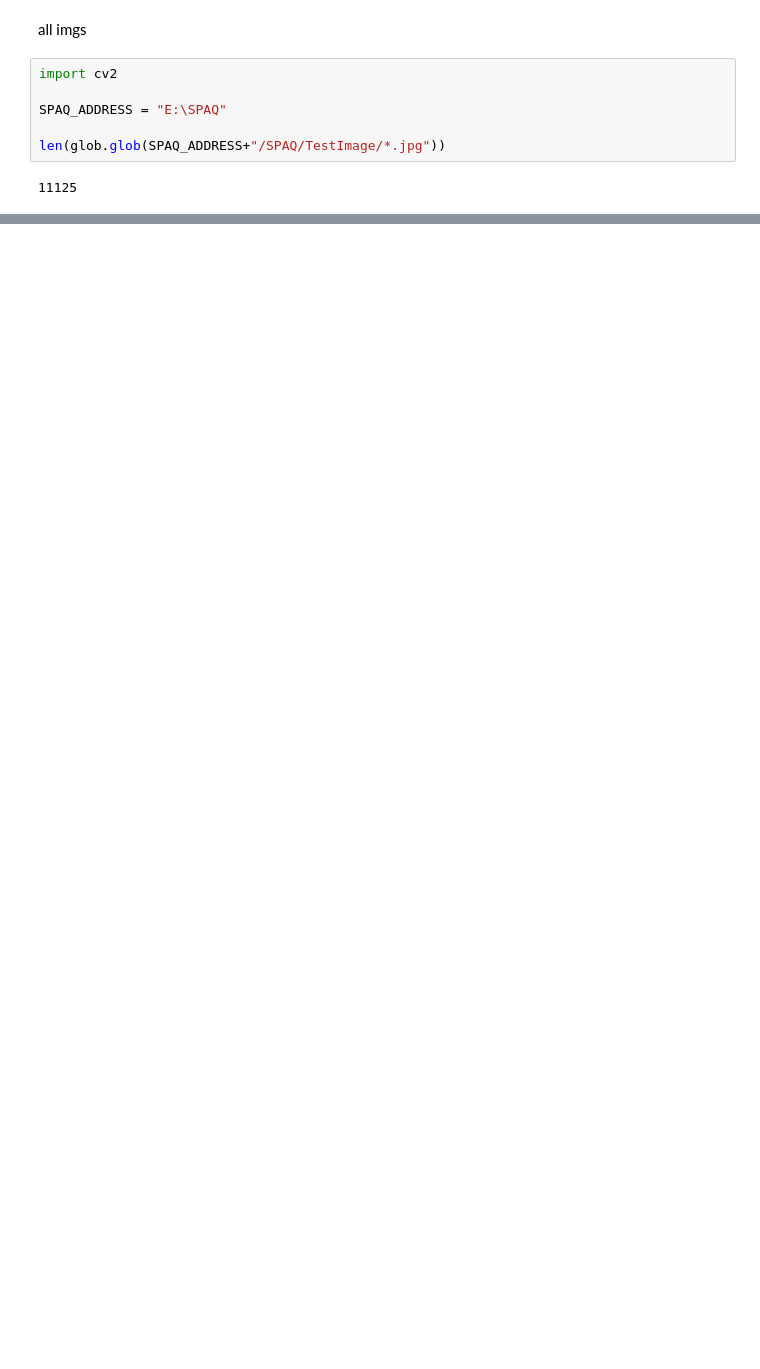
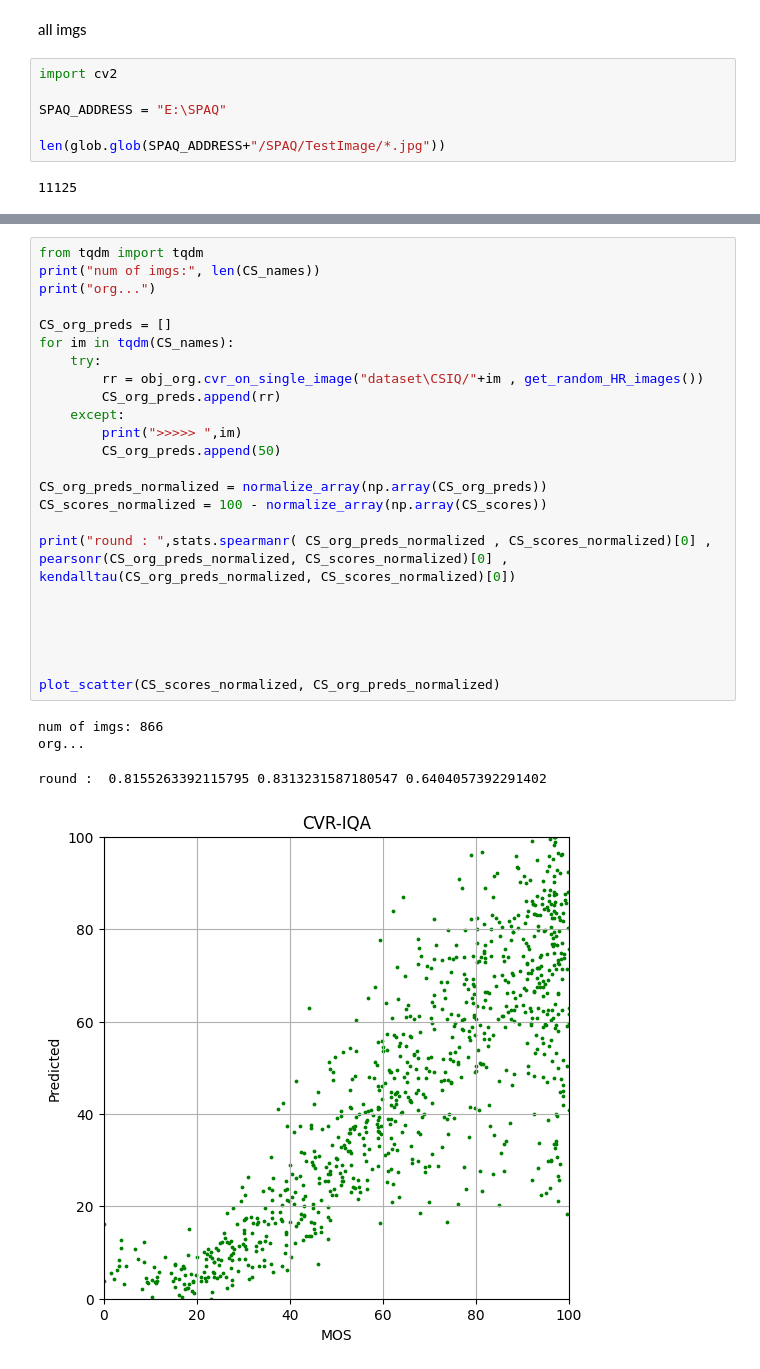
Before and after one commit to farhadhsn8/CVR-IQA, a Jupyter notebook: S16_test_spaq/S16.ipynb, the cells around one changed output, grey strips where cells are left out. Cells and saved outputs as stored; diff of their text form; blank space fills up the shorter version.

```diff
--- a/S16_test_spaq/S16.ipynb
+++ b/S16_test_spaq/S16.ipynb
@@ -145,0 +586,29 @@ round 3:  0.48025162682814626 0.4893495733133367 0.3544304092945183
+# %%
+from tqdm import tqdm
+print("num of imgs:", len(CS_names))
+print("org...")
+
+CS_org_preds = []
+for im in tqdm(CS_names):
+    try:
+        rr = obj_org.cvr_on_single_image("dataset\CSIQ/"+im , get_random_HR_images())
+        CS_org_preds.append(rr)
+    except:
+        print(">>>>> ",im)
+        CS_org_preds.append(50)
+
+CS_org_preds_normalized = normalize_array(np.array(CS_org_preds))
+CS_scores_normalized = 100 - normalize_array(np.array(CS_scores))
+
+print("round : ",stats.spearmanr( CS_org_preds_normalized , CS_scores_normalized)[0] , pearsonr(CS_org_preds_normalized, CS_scores_normalized)[0] , kendalltau(CS_org_preds_normalized, CS_scores_normalized)[0])
+
+
+
+
+
+plot_scatter(CS_scores_normalized, CS_org_preds_normalized)
+# %% [output]
+num of imgs: 866
+org...
+round :  0.8155263392115795 0.8313231587180547 0.6404057392291402
+[figure, added]
```
Also changed, not shown: parts of 47 cells of this notebook, 7 other files.
